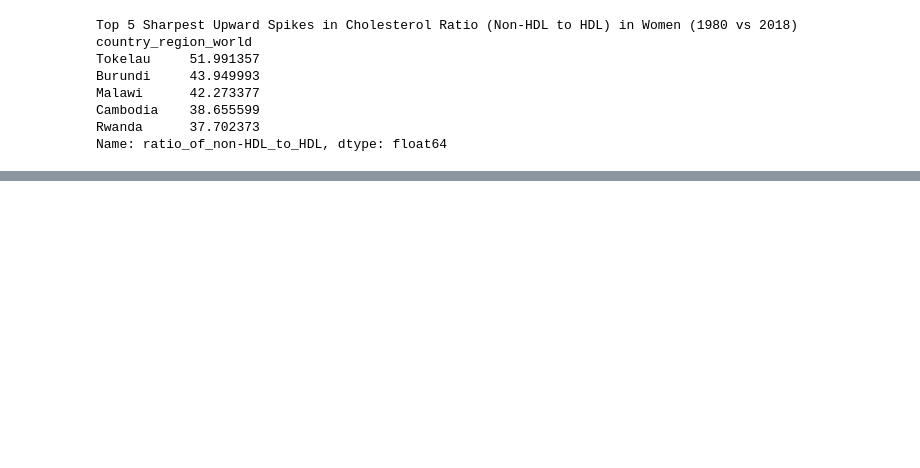
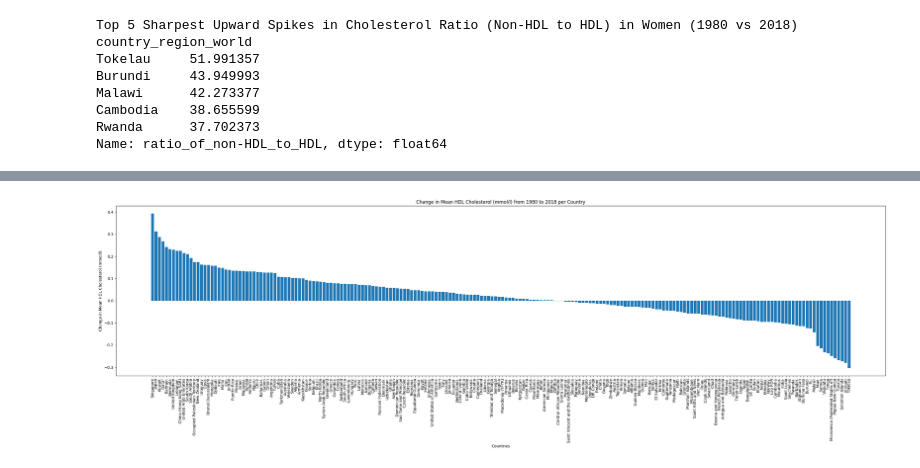
Before and after one commit to ariafcode/dsrp, a Jupyter notebook: dsrp.ipynb, the cells around one changed output, grey strips where cells are left out. Saved outputs shown, nothing was run; the diff lists cells and outputs as text; code cells hidden in the pictures; blank space fills up the shorter version.

```diff
--- a/dsrp.ipynb
+++ b/dsrp.ipynb
@@ -227,0 +278,6 @@ KeyError: 'Column not found: change_in_mean_non-HDL'
+# %%
+df_initial_hdl = df_1980.groupby('country_region_world')['mean_hdl_cholesterol_mmol_l'].mean()
+df_final_hdl = df_2018.groupby('country_region_world')['mean_hdl_cholesterol_mmol_l'].mean()
+change_in_mean_HDL = df_final_hdl - df_initial_hdl
+sorted_hdl = change_in_mean_HDL.sort_values(ascending=False)
+print(sorted_hdl.head(5))
@@ -227,0 +292,10 @@ KeyError: 'Column not found: change_in_mean_non-HDL'
+# %%
+plt.figure(figsize=(36, 8))
+plt.bar(sorted_hdl.index, sorted_hdl.values)
+plt.xlabel('Countries')
+plt.xticks(rotation=90)
+plt.ylabel('Change in Mean HDL Cholesterol (mmol/l)')
+plt.title('Change in Mean HDL Cholesterol (mmol/l) from 1980 to 2018 per Country')
+plt.show()
+# %% [output]
+[figure, added]
```
Also changed, not shown: parts of 7 cells of this notebook.
